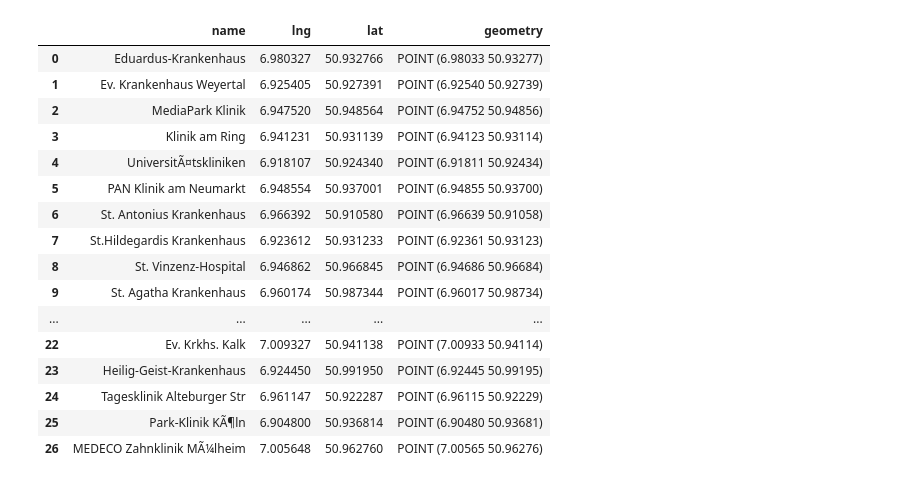
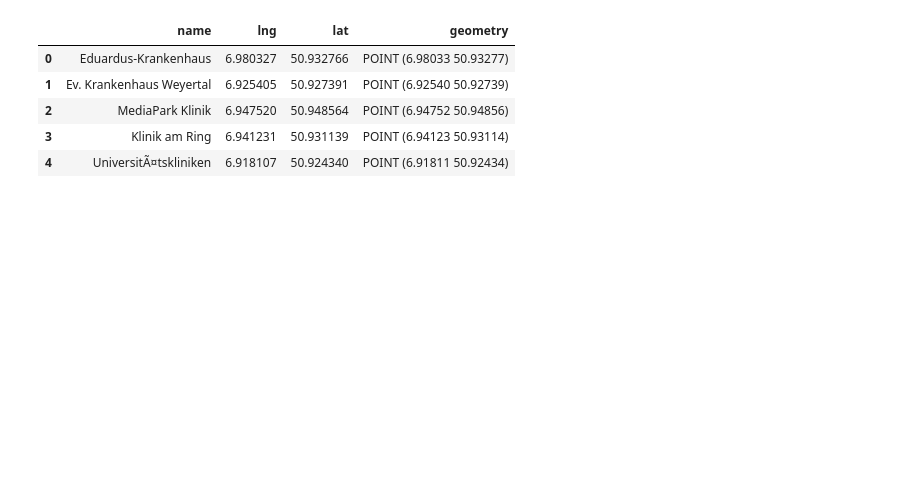
Before and after one commit to nadjalc/COVID19MobilityAnalysis, a Jupyter notebook: clustering/Grouped viz AGG Apr 2021.ipynb, the cells around one changed output. Saved outputs shown, nothing was run; the diff lists cells and outputs as text; code cells hidden in the pictures; blank space fills up the shorter version.

```diff
--- a/clustering/Grouped viz AGG Apr 2021.ipynb
+++ b/clustering/Grouped viz AGG Apr 2021.ipynb
@@ -109,25 +102,14 @@ crs={'init':'epsg:4326'}
 geometry=[Point(xy) for xy in zip(df_hospitals["lng"], df_hospitals["lat"])]
 geodata=gpd.GeoDataFrame(df_hospitals,crs=crs, geometry=geometry)
 # %%
-df_hospitals
+df_hospitals.head()
 # %% [output]
 |  | name | lng | lat | geometry |
 | 0 | Eduardus-Krankenhaus | 6.980327 | 50.932766 | POINT (6.98033 50.93277) |
 | 1 | Ev. Krankenhaus Weyertal | 6.925405 | 50.927391 | POINT (6.92540 50.92739) |
 | 2 | MediaPark Klinik | 6.947520 | 50.948564 | POINT (6.94752 50.94856) |
 | 3 | Klinik am Ring | 6.941231 | 50.931139 | POINT (6.94123 50.93114) |
 | 4 | UniversitÃ¤tskliniken | 6.918107 | 50.924340 | POINT (6.91811 50.92434) |
-| 5 | PAN Klinik am Neumarkt | 6.948554 | 50.937001 | POINT (6.94855 50.93700) |
-| 6 | St. Antonius Krankenhaus | 6.966392 | 50.910580 | POINT (6.96639 50.91058) |
-| 7 | St.Hildegardis Krankenhaus | 6.923612 | 50.931233 | POINT (6.92361 50.93123) |
-| 8 | St. Vinzenz-Hospital | 6.946862 | 50.966845 | POINT (6.94686 50.96684) |
-| 9 | St. Agatha Krankenhaus | 6.960174 | 50.987344 | POINT (6.96017 50.98734) |
-| ... | ... | ... | ... | ... |
-| 22 | Ev. Krkhs. Kalk | 7.009327 | 50.941138 | POINT (7.00933 50.94114) |
-| 23 | Heilig-Geist-Krankenhaus | 6.924450 | 50.991950 | POINT (6.92445 50.99195) |
-| 24 | Tagesklinik Alteburger Str | 6.961147 | 50.922287 | POINT (6.96115 50.92229) |
-| 25 | Park-Klinik KÃ¶ln | 6.904800 | 50.936814 | POINT (6.90480 50.93681) |
-| 26 | MEDECO Zahnklinik MÃ¼lheim | 7.005648 | 50.962760 | POINT (7.00565 50.96276) |
 # %%
 f, ax = plt.subplots(1, figsize=(22,12))
 cologne.plot(ax=ax, color="grey", alpha = 0.25)
```
Also changed, not shown: parts of 6 cells of this notebook, 6 other files.
